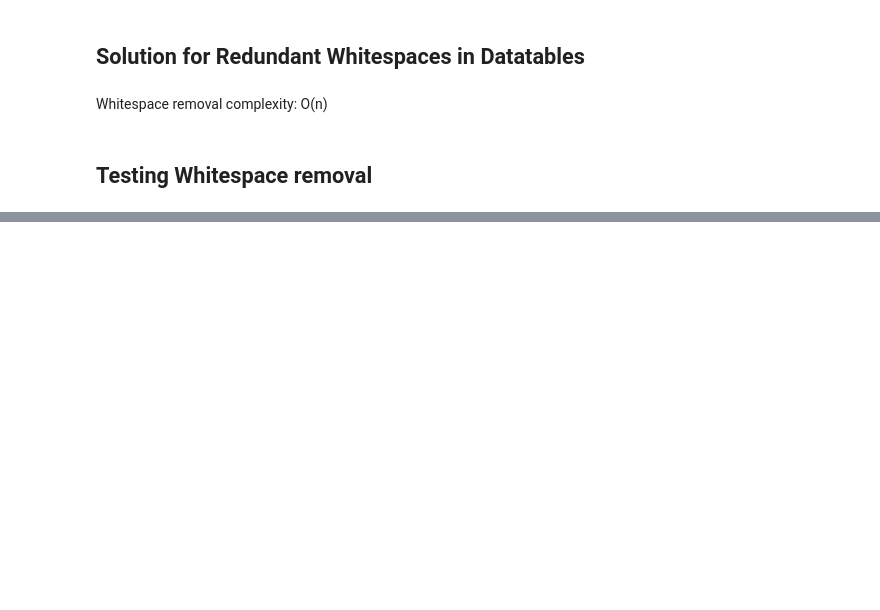
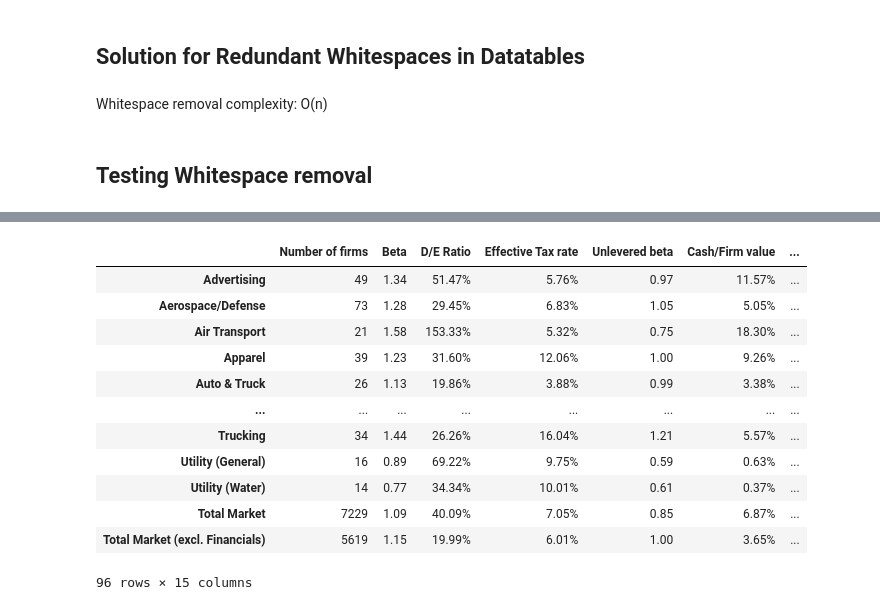
Before and after one commit to boris-szl/project_cavalier, a Jupyter notebook: app1/testing/testing.ipynb, the cells around one changed output, grey strips where cells are left out. Saved outputs shown, nothing was run; the diff lists cells and outputs as text; code cells hidden in the pictures; blank space fills up the shorter version.

```diff
--- a/app1/testing/testing.ipynb
+++ b/app1/testing/testing.ipynb
@@ -115,0 +139,3 @@ Whitespace removal complexity: O(n)
+# %%
+old_index = unlevered_data.index
+print(old_index)
@@ -115,0 +166,5 @@ Whitespace removal complexity: O(n)
+# %%
+new_index = []
+for i in old_index:
+    new_index.append(" ".join(i.split()))
+new_index
@@ -115,0 +225,5 @@ Whitespace removal complexity: O(n)
+# %%
+# new_index = [w.replace(tuple_1[i][0], tuple_1[i][1]) for w in new_index for i in range(len(tuple_1))]
+for i in range(len(tuple_1)):
+    new_index = [w.replace(tuple_1[i][0], tuple_1[i][1]) for w in new_index]
+new_index
@@ -115,0 +268,45 @@ Whitespace removal complexity: O(n)
+# %%
+def cleaningBetaData(dataframe):
+    beta_data = dataframe
+    beta_data = beta_data.set_index('Industry Name')
+    # remove whitespace in index
+    old_index = beta_data.index
+    new_index = []
+    for i in old_index:
+        new_index.append(" ".join(i.split()))
+    # replace value in new_index
+    tuple_1 = [("Financial Svcs. (Non-bank & Insuran", "Financial Services (Non-bank  & Insurance)"),
+          ("Healthcare Information and Technol","Healthcare Information and Technology"),
+           ("Oil/Gas (Production and Exploratio", "Oil/Gas (Production and Exploration)"),
+           ("Oilfield Svcs/Equip.", "Oilfield Services/Equipment"),
+           ("R.E.I.T", "Real Estate Investment Trust"),
+           ("Restaurant/Dining", "Restaurants"),
+           ("Rubber& Tires", "Rubber & Tires"),
+          ("Semiconductor Equip", "Semiconductor Equipment"),
+          ("Software, System & Application", "Software System & Application"),
+          ("Telecom (Wireless)", "Telecommunication (Wireless)"),
+          ("Telecom. Equipment", "Telecommunication Equipment"),
+          ("Telecom. Services", "Telecommunication Services"),
+          ("Total Market (without financials)", "Total Market (excl. Financials)")]
+    for i in range(len(tuple_1)):
+        new_index = [w.replace(tuple_1[i][0], tuple_1[i][1]) for w in new_index]
+
+    # df.set_index([pd.Index([1, 2, 3, 4]), 'year'])
+    beta_data = beta_data.set_index([pd.Index(new_index)])
+    return beta_data
+# %%
+cleaningBetaData(fd.betaData())
+# %% [output]
+|  | Number of firms | Beta | D/E Ratio | Effective Tax rate | Unlevered beta | Cash/Firm value | ... |
+| Advertising | 49 | 1.34 | 51.47% | 5.76% | 0.97 | 11.57% | ... |
+| Aerospace/Defense | 73 | 1.28 | 29.45% | 6.83% | 1.05 | 5.05% | ... |
+| Air Transport | 21 | 1.58 | 153.33% | 5.32% | 0.75 | 18.30% | ... |
+| Apparel | 39 | 1.23 | 31.60% | 12.06% | 1.00 | 9.26% | ... |
+| Auto & Truck | 26 | 1.13 | 19.86% | 3.88% | 0.99 | 3.38% | ... |
+| ... | ... | ... | ... | ... | ... | ... | ... |
+| Trucking | 34 | 1.44 | 26.26% | 16.04% | 1.21 | 5.57% | ... |
+| Utility (General) | 16 | 0.89 | 69.22% | 9.75% | 0.59 | 0.63% | ... |
+| Utility (Water) | 14 | 0.77 | 34.34% | 10.01% | 0.61 | 0.37% | ... |
+| Total Market | 7229 | 1.09 | 40.09% | 7.05% | 0.85 | 6.87% | ... |
+| Total Market (excl. Financials) | 5619 | 1.15 | 19.99% | 6.01% | 1.00 | 3.65% | ... |
+96 rows × 15 columns
```
Also changed, not shown: parts of 25 cells of this notebook, 3 other files.
